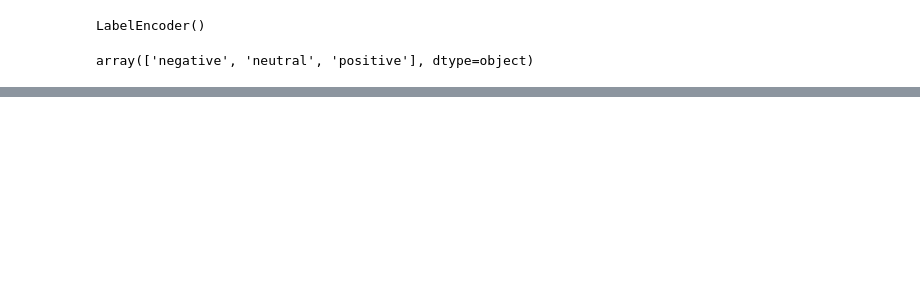
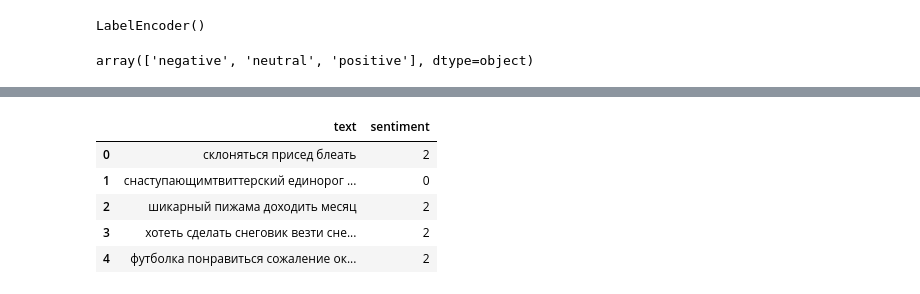
Before and after one commit to DimaScientist/RuSentimentFactors, a Jupyter notebook: notebooks/ru-text-sentiment/deep_learning/transformers.ipynb, the cells around one changed output, grey strips where cells are left out. Saved outputs shown, nothing was run; the diff lists cells and outputs as text; code cells hidden in the pictures; blank space fills up the shorter version.

```diff
--- a/notebooks/ru-text-sentiment/deep_learning/transformers.ipynb
+++ b/notebooks/ru-text-sentiment/deep_learning/transformers.ipynb
@@ -127,5 +137,0 @@ Name: sentiment, dtype: int64
-# %%
-data = data.rename(columns={"sentiment": "label"})
-train_data, test_data = train_test_split(data, test_size=0.4)
-train_data.to_csv("ru_sentiment_train_data.csv", index=False)
-test_data.to_csv("ru_sentiment_test_data.csv", index=False)
@@ -549,0 +138,9 @@ Accuracy: 0.689075
+# %%
+data.head()
+# %% [output]
+|  | text | sentiment |
+| 0 | склоняться присед блеать | 2 |
+| 1 | снаступающимтвиттерский единорог ... | 0 |
+| 2 | шикарный пижама доходить месяц | 2 |
+| 3 | хотеть сделать снеговик везти сне... | 2 |
+| 4 | футболка понравиться сожаление ок... | 2 |
```
Also changed, not shown: parts of 54 cells of this notebook, 27 other files.
